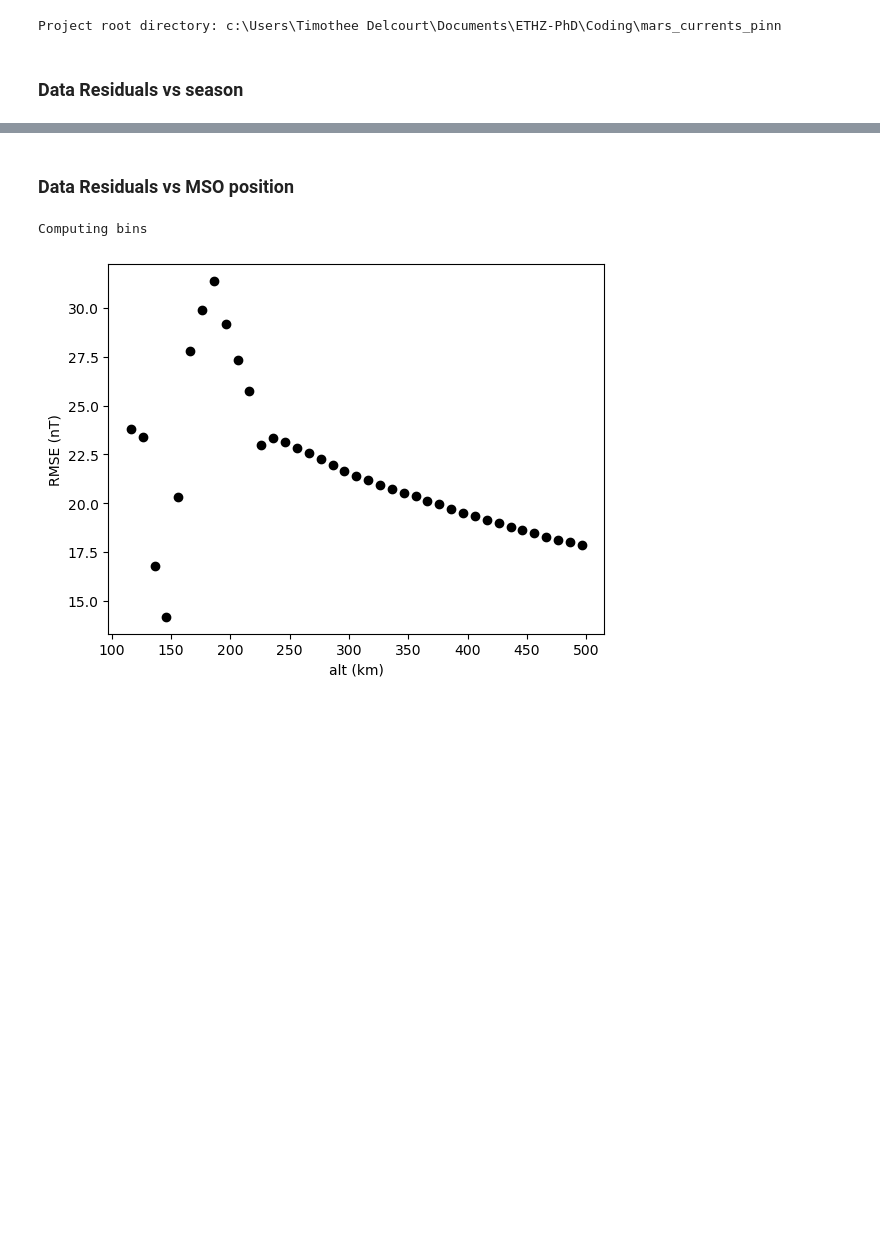
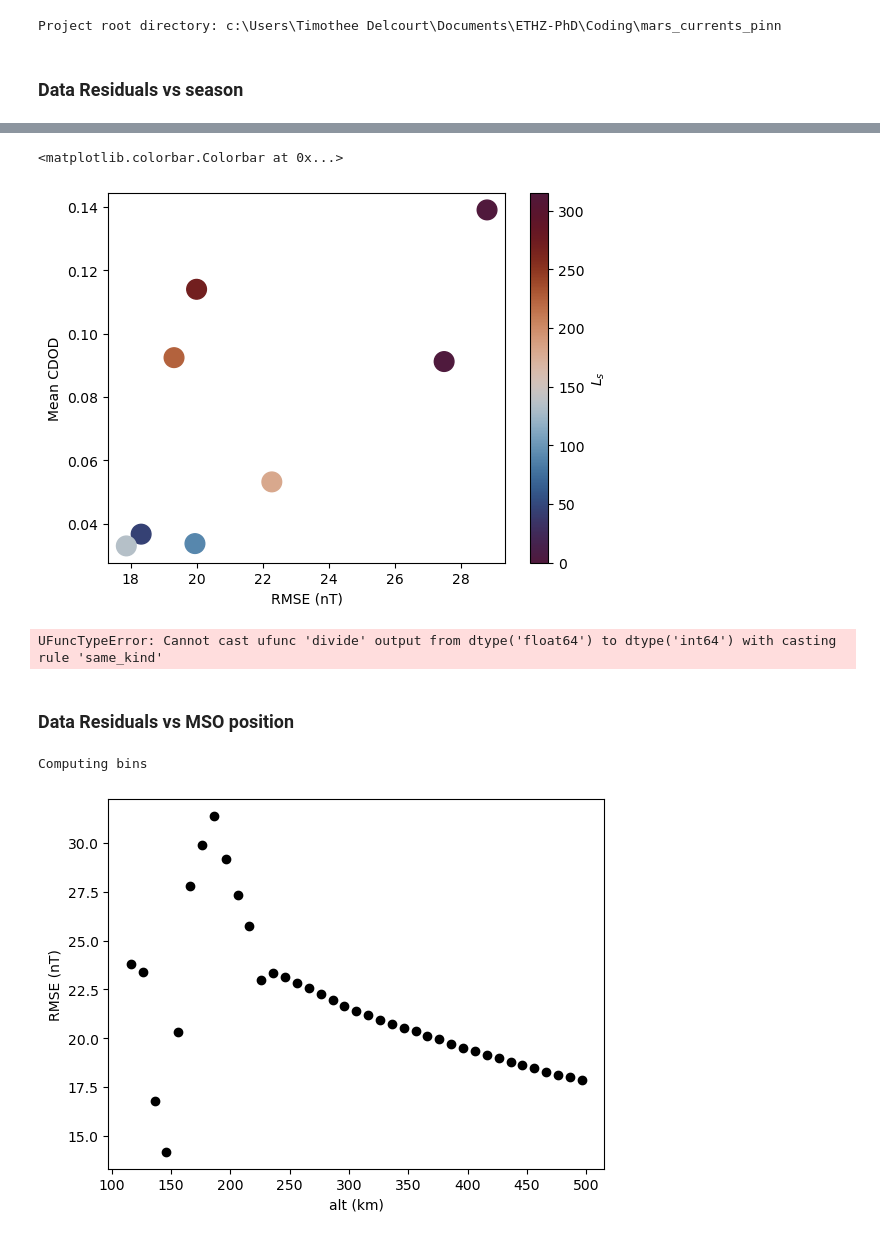
Before and after one commit to TimotheeDelcourt/mars_currents_pinn, a Jupyter notebook: scripts/playground.ipynb, the cells around one changed output, grey strips where cells are left out. Cells and saved outputs as stored; diff of their text form; code cells hidden in the pictures; blank space fills up the shorter version.

```diff
--- a/scripts/playground.ipynb
+++ b/scripts/playground.ipynb
@@ -63,3 +106,67 @@ plt.ylabel('MSE nT')
+# %%
+# gray scale approach
+
+from scripts.img_data_extractor import gray_scale, img2scalar
+seasons_ls = list(np.arange(0, 360, 45))
+cdod = []
+for ls in seasons_ls:
+    if ls == 0:
+        img1 = 'figures/residuals/dust_storms/raw/ls0_1.png'
+        img2 = 'figures/residuals/dust_storms/raw/ls0_2.png'
+        data = 1-np.mean([np.mean(gray_scale(img1)),np.mean(gray_scale(img1))])
+    else:
+        img = f'figures/residuals/dust_storms/raw/ls{ls}.png'
+        data = 1-np.mean(gray_scale(img))
+    cdod.append(data)
+    # print(img)
+    #convert to grayscale
+    # data = np.dot(img[...,:3]/255, [0.299, 0.587, 0.114])
+    # data = 1-data
+    # print(np.mean(data))
+    # pix.append(np.mean(data))
+
+
+plt.figure()
+plt.scatter(np.sqrt(mses), cdod,cmap=cmc.vikO,c=seasons_ls,s=200) #[1:]
+plt.xlabel('RMSE (nT)')
+plt.ylabel('Mean CDOD')
+plt.colorbar(label=r'$L_s$')
+# %% [output]
+<matplotlib.colorbar.Colorbar at 0x...>
+[figure, added]
+# %%
+from scripts.img_data_extractor import gray_scale, img2scalar
+import importlib
+import scripts.img_data_extractor as ide
+importlib.reload(ide)
+
+cmap = 'YlOrBr'
+seasons_ls = list(np.arange(0, 360, 45))
+cdod = []
+for ls in seasons_ls:
+    if ls == 0:
+        img1 = 'figures/residuals/dust_storms/raw/ls0_1.png'
+        img2 = 'figures/residuals/dust_storms/raw/ls0_2.png'
+        data = np.mean([np.mean(img2scalar(img1,cmap=cmap)),np.mean(img2scalar(img2,cmap=cmap))])
+    else:
+        img = f'figures/residuals/dust_storms/raw/ls{ls}.png'
+        data = np.mean(img2scalar(img,cmap=cmap))
+    cdod.append(data)
+    # print(img)
+    #convert to grayscale
+    # data = np.dot(img[...,:3]/255, [0.299, 0.587, 0.114])
+    # data = 1-data
+    # print(np.mean(data))
+    # pix.append(np.mean(data))
+
+
+plt.figure()
+plt.scatter(np.sqrt(mses), cdod,cmap=cmc.vikO,c=seasons_ls,s=200) #[1:]
+plt.xlabel('RMSE (nT)')
+plt.ylabel('Mean CDOD')
+plt.colorbar(label=r'$L_s$')
+# %% [output]
+UFuncTypeError: Cannot cast ufunc 'divide' output from dtype('float64') to dtype('int64') with casting rule 'same_kind'
 # %% [markdown]
 ### Data Residuals vs MSO position
 # %%
```
Also changed, not shown: parts of 4 cells of this notebook, 4 other files.
